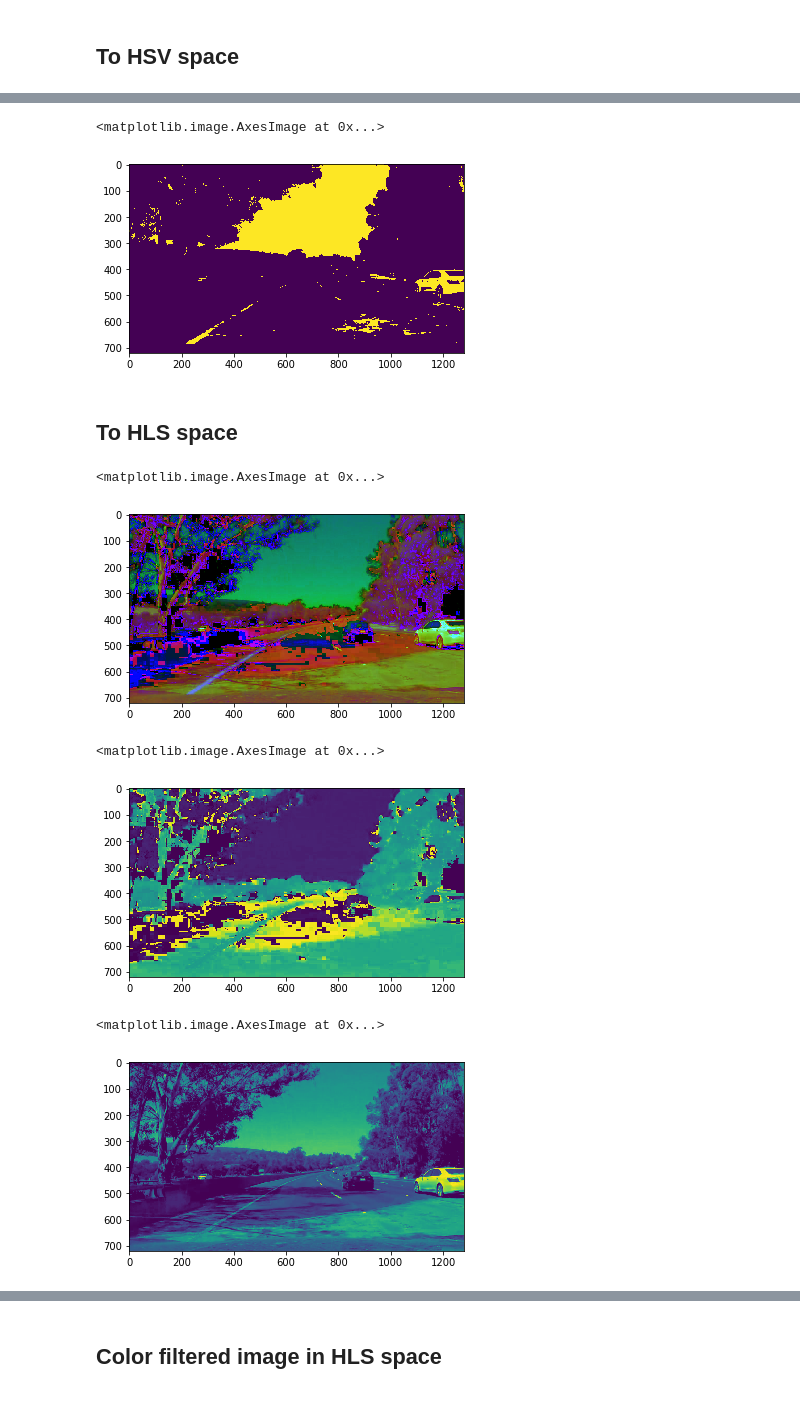
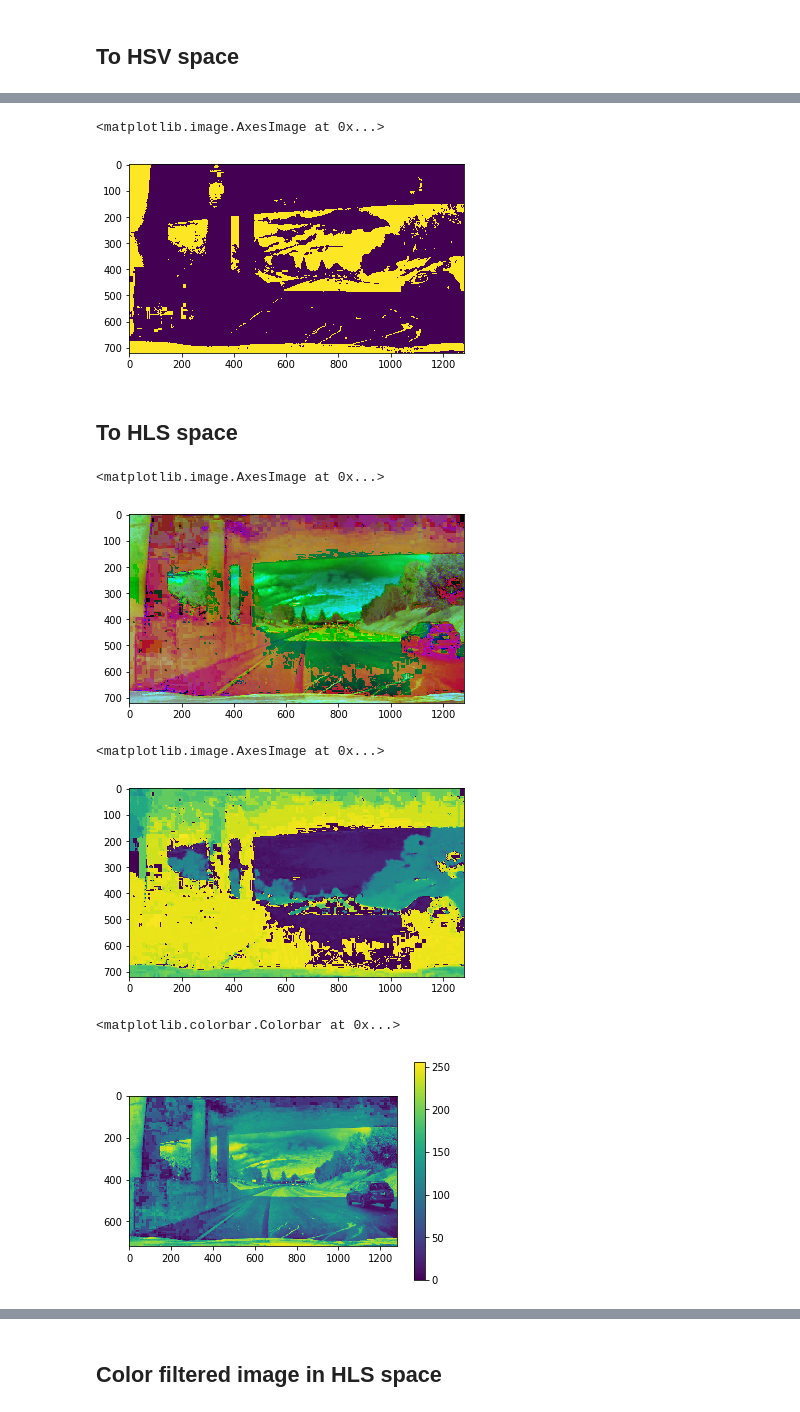
Before and after one commit to kanhua/CarND-Advanced-Lane-Lines, a Jupyter notebook: Analyze shadow.ipynb, the cells around one changed output, grey strips where cells are left out. Drawn from its saved outputs; the diff is of its cells as text; code cells hidden in the pictures.

```diff
--- a/Analyze shadow.ipynb
+++ b/Analyze shadow.ipynb
@@ -14,7 +14,8 @@ The autoreload extension is already loaded. To reload it, use:
 def to_rgb(image):
     return np.flip(image,axis=2)
 # %%
-difficult_image=cv2.imread("./test_images/shadow_1.jpg")
+#difficult_image=cv2.imread("./test_images/tunnel_1.jpg")
+difficult_image=cv2.imread("./image_dump/adj_tunnel_1.jpg")
 plt.imshow(np.flip(difficult_image,axis=2))
 # %% [output]
 <matplotlib.image.AxesImage at 0x...>
@@ -69,7 +70,7 @@ v_binary=hsv_select(difficult_image,thresh=(170,255),channel=2)
 plt.imshow(v_binary)
 # %% [output]
 <matplotlib.image.AxesImage at 0x...>
-[figure, old version]
+[figure, new version]
 # %% [markdown]
 ## To HLS space
 # %%
@@ -78,17 +79,18 @@ hls=cv2.cvtColor(difficult_image,cv2.COLOR_RGB2HLS)
 plt.imshow(hls)
 # %% [output]
 <matplotlib.image.AxesImage at 0x...>
-[figure, old version]
+[figure, new version]
 # %%
 plt.imshow(hls[:,:,0])
 # %% [output]
 <matplotlib.image.AxesImage at 0x...>
-[figure, old version]
+[figure, new version]
 # %%
 plt.imshow(hls[:,:,1])
+plt.colorbar()
 # %% [output]
-<matplotlib.image.AxesImage at 0x...>
+<matplotlib.colorbar.Colorbar at 0x...>
-[figure, old version]
+[figure, new version]
 # %%
 plt.imshow(hls[:,:,2])
 plt.colorbar()
```
Also changed, not shown: parts of 41 cells of this notebook, 7 other files.
